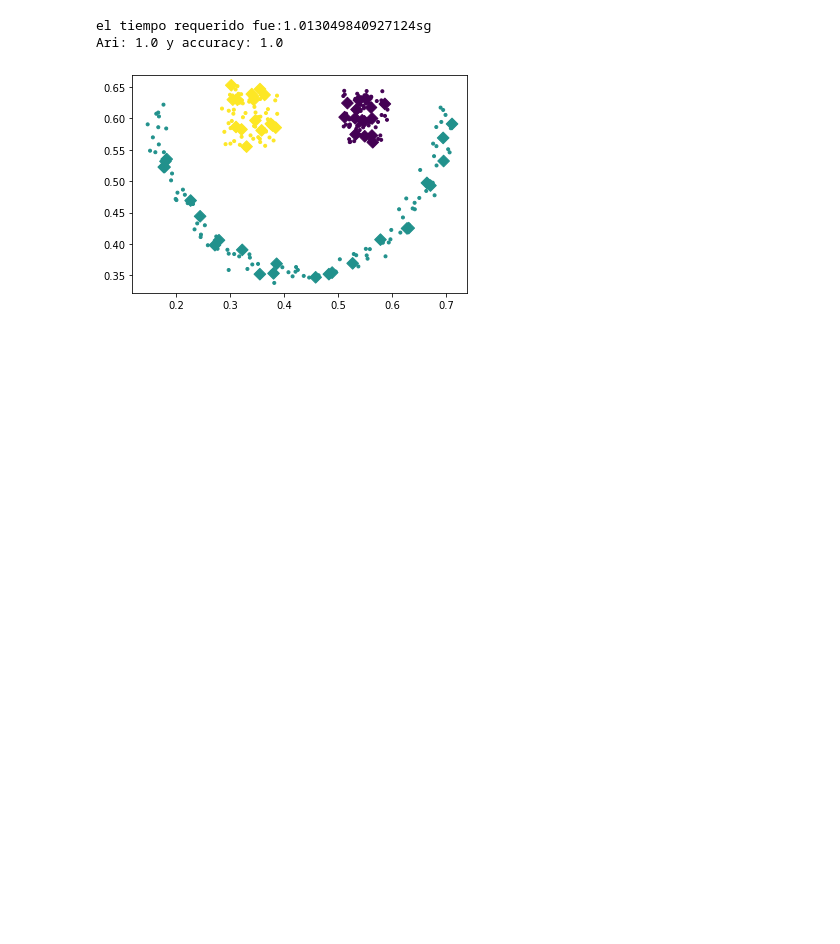
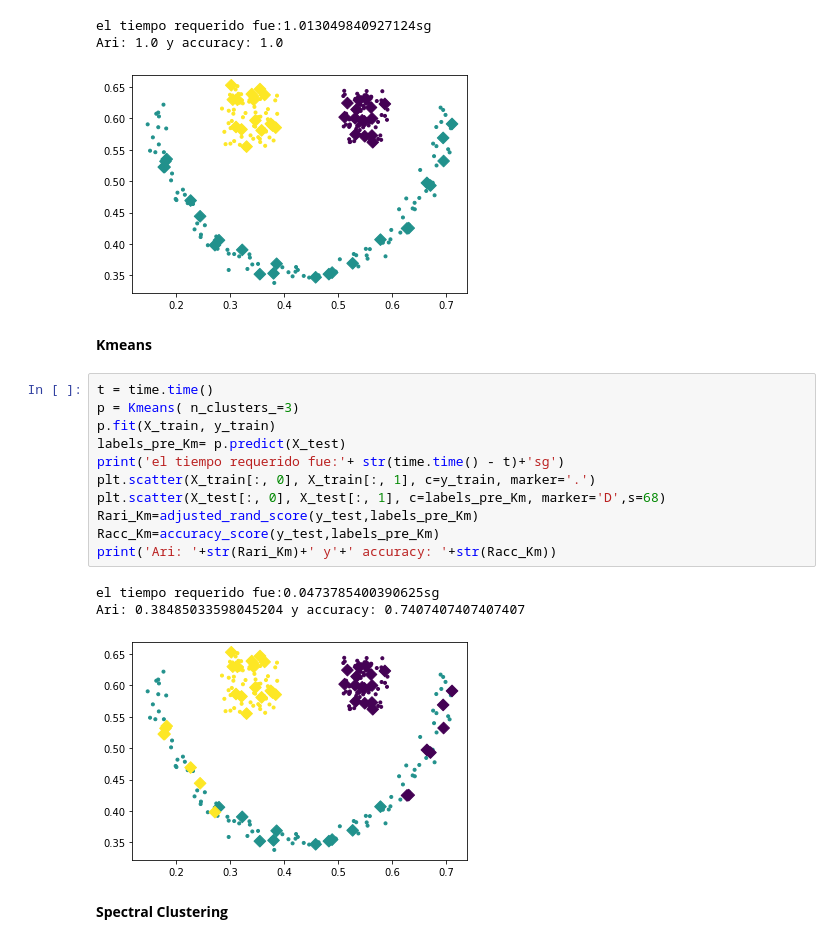
Before and after one commit to Bryan0122/Analitica-de-datos, a Jupyter notebook: PRI_Test2.ipynb, the cells around one changed output. Drawn from its saved outputs; the diff is of its cells as text; blank space fills up the shorter version.

```diff
--- a/PRI_Test2.ipynb
+++ b/PRI_Test2.ipynb
@@ -165,3 +168,22 @@ print('Ari: '+str(Rari_SGDA)+' y'+' accuracy: '+str(Racc_SGDA))
 el tiempo requerido fue:1.013049840927124sg
 Ari: 1.0 y accuracy: 1.0
 [figure]
+# %% [markdown]
+**Kmeans**
+# %%
+t = time.time()
+p = Kmeans( n_clusters_=3)
+p.fit(X_train, y_train)
+labels_pre_Km= p.predict(X_test)
+print('el tiempo requerido fue:'+ str(time.time() - t)+'sg')
+plt.scatter(X_train[:, 0], X_train[:, 1], c=y_train, marker='.')
+plt.scatter(X_test[:, 0], X_test[:, 1], c=labels_pre_Km, marker='D',s=68)
+Rari_Km=adjusted_rand_score(y_test,labels_pre_Km)
+Racc_Km=accuracy_score(y_test,labels_pre_Km)
+print('Ari: '+str(Rari_Km)+' y'+' accuracy: '+str(Racc_Km))
+# %% [output]
+el tiempo requerido fue:0.0473785400390625sg
+Ari: 0.38485033598045204 y accuracy: 0.7407407407407407
+[figure, added]
+# %% [markdown]
+**Spectral Clustering**
```
Also changed, not shown: parts of 17 cells of this notebook.
